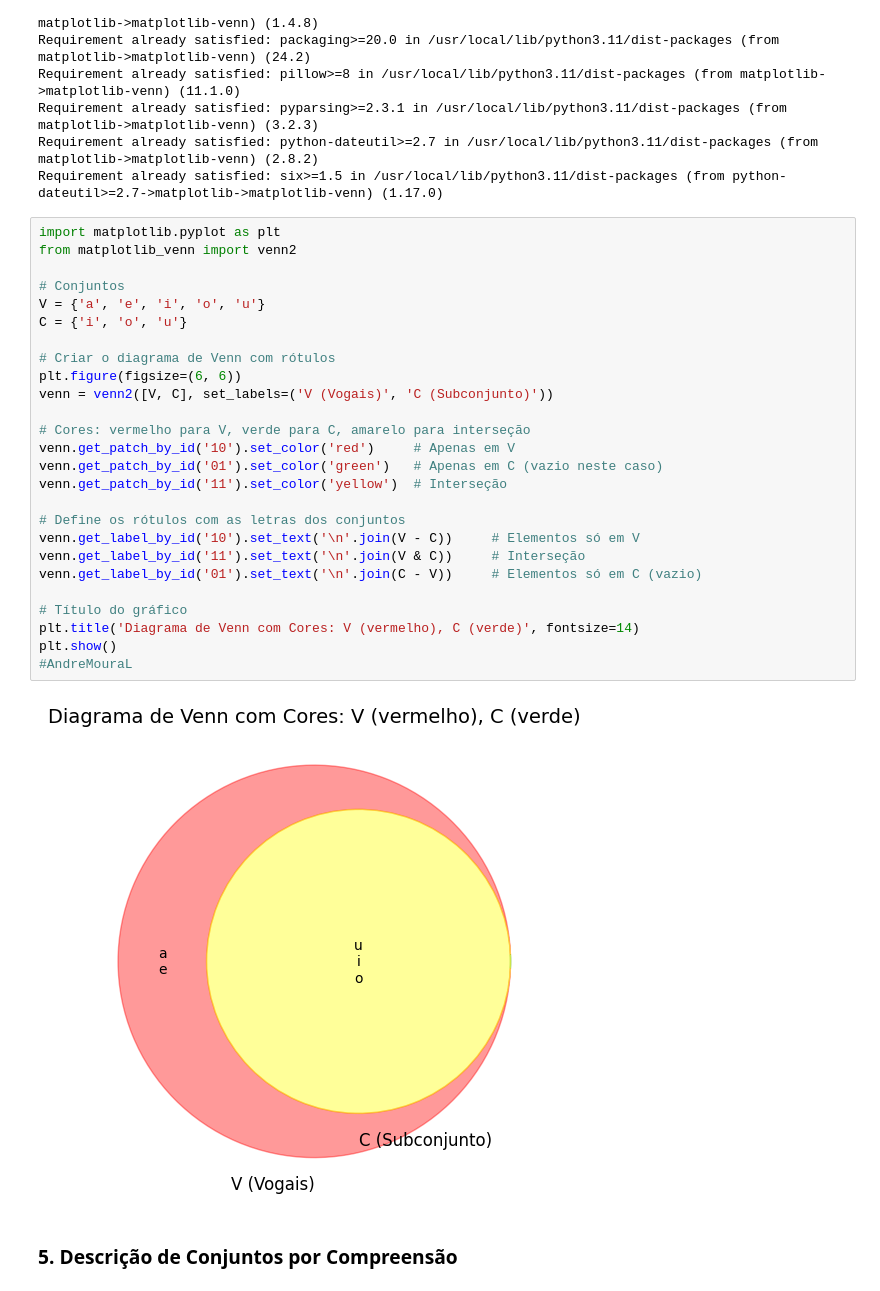
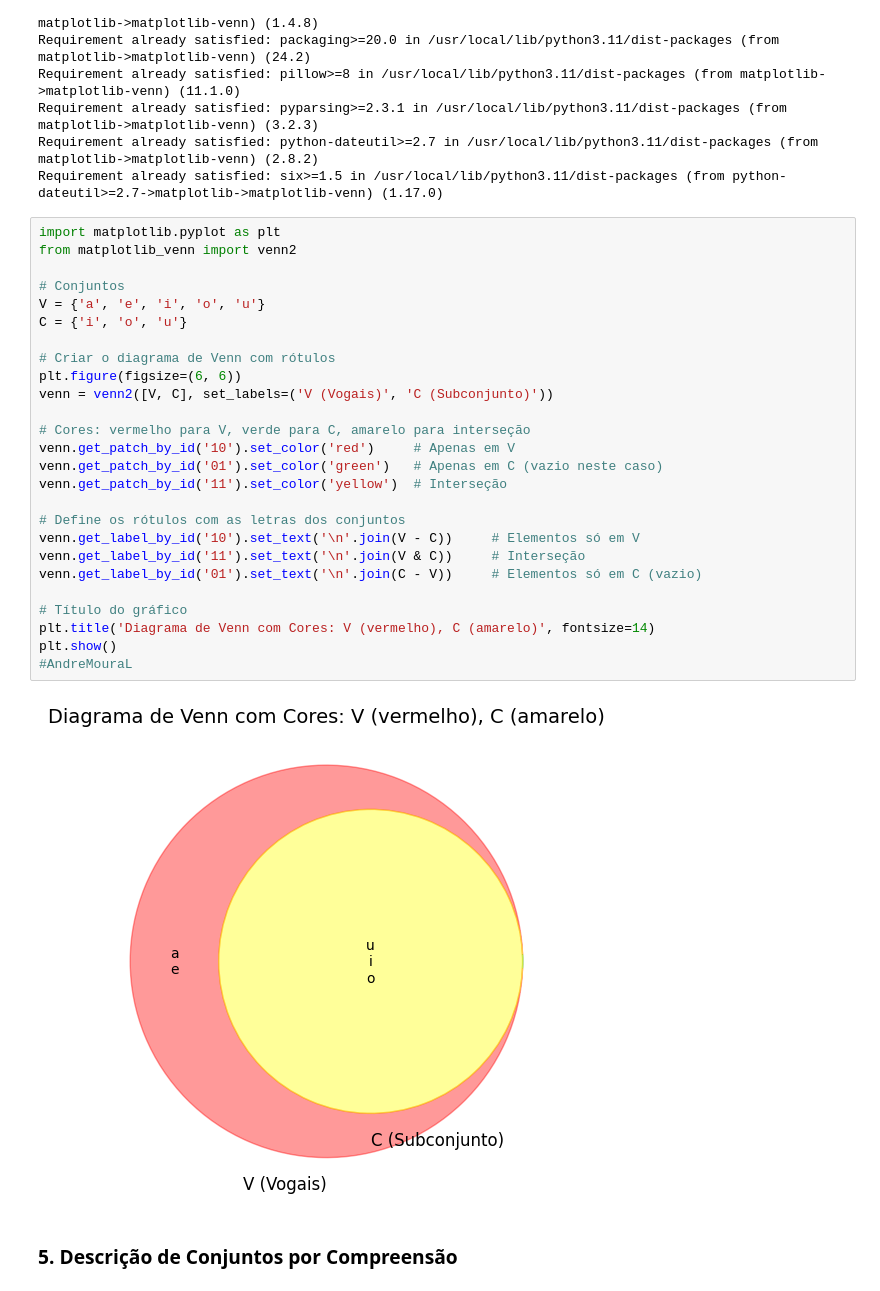
Before and after one commit to AndreMouraL/Elementos-de-matem-tica-discreta, a Jupyter notebook: Elementos_de_matematica_discreta_funcoes.ipynb, the cells around one changed output. Cells and saved outputs as stored; diff of their text form.

```diff
--- a/Elementos_de_matematica_discreta_funcoes.ipynb
+++ b/Elementos_de_matematica_discreta_funcoes.ipynb
@@ -194,31 +194,31 @@ Requirement already satisfied: six>=1.5 in /usr/local/lib/python3.11/dist-packag
 # %%
 import matplotlib.pyplot as plt
 from matplotlib_venn import venn2
 
 # Conjuntos
 V = {'a', 'e', 'i', 'o', 'u'}
 C = {'i', 'o', 'u'}
 
 # Criar o diagrama de Venn com rótulos
 plt.figure(figsize=(6, 6))
 venn = venn2([V, C], set_labels=('V (Vogais)', 'C (Subconjunto)'))
 
 # Cores: vermelho para V, verde para C, amarelo para interseção
 venn.get_patch_by_id('10').set_color('red')     # Apenas em V
 venn.get_patch_by_id('01').set_color('green')   # Apenas em C (vazio neste caso)
 venn.get_patch_by_id('11').set_color('yellow')  # Interseção
 
 # Define os rótulos com as letras dos conjuntos
 venn.get_label_by_id('10').set_text('\n'.join(V - C))     # Elementos só em V
 venn.get_label_by_id('11').set_text('\n'.join(V & C))     # Interseção
 venn.get_label_by_id('01').set_text('\n'.join(C - V))     # Elementos só em C (vazio)
 
 # Título do gráfico
-plt.title('Diagrama de Venn com Cores: V (vermelho), C (verde)', fontsize=14)
+plt.title('Diagrama de Venn com Cores: V (vermelho), C (amarelo)', fontsize=14)
 plt.show()
 #AndreMouraL
 # %% [output]
-[figure, old version]
+[figure, new version]
 # %% [markdown]
 ### 5. Descrição de Conjuntos por Compreensão
 # %% [markdown]
```
Also changed, not shown: parts of 1 cell of this notebook.
